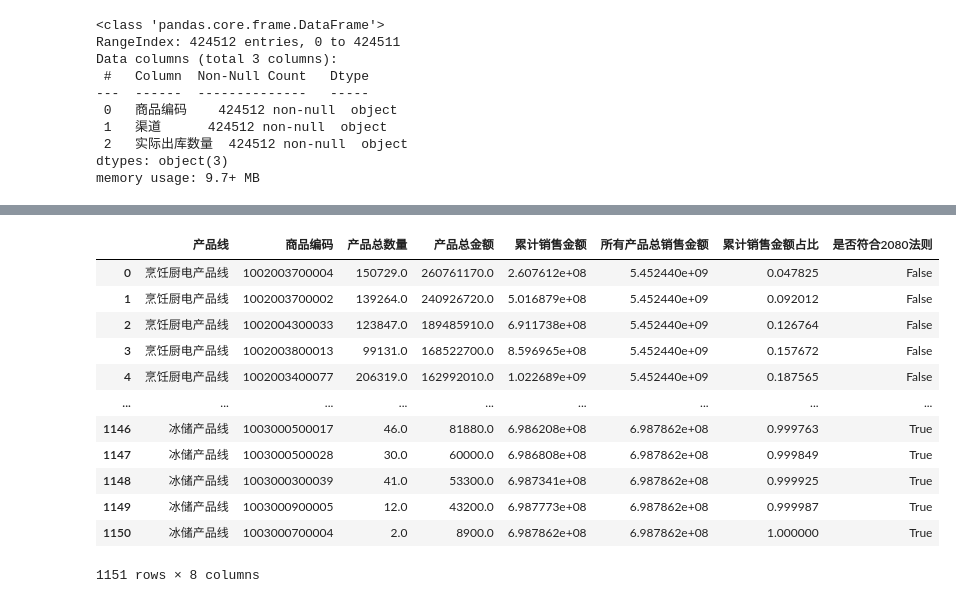
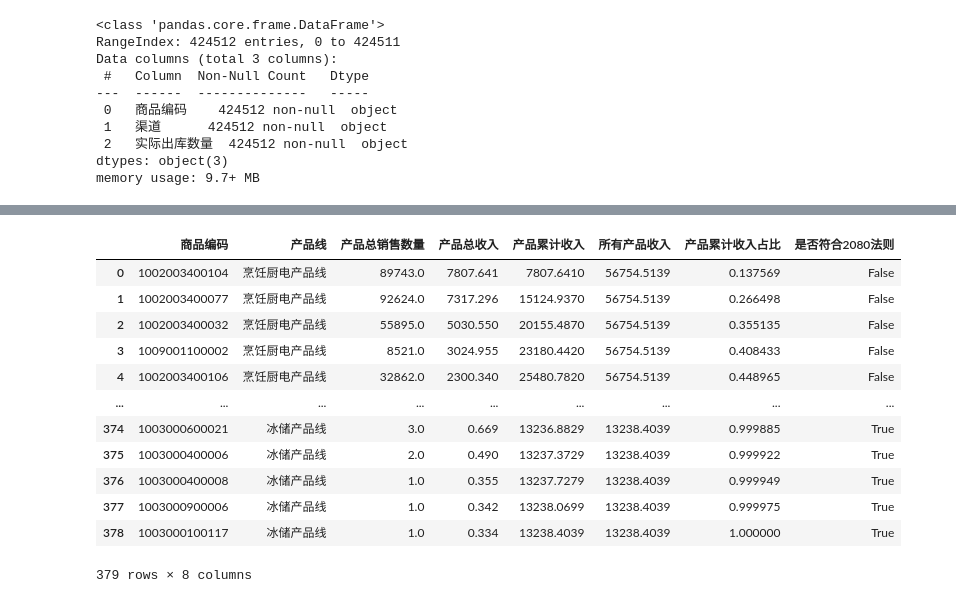
Before and after one commit to zb1005/python-tool, a Jupyter notebook: 零件报告/姗姐要的单型号数据/单型号贡献_姗姐需要的数据维度_合并气源.ipynb, the cells around one changed output, grey strips where cells are left out. Saved outputs shown, nothing was run; the diff lists cells and outputs as text; code cells hidden in the pictures.

```diff
--- a/零件报告/单型号贡献、低效、长尾/单型号贡献_姗姐需要的数据维度.ipynb
+++ b/零件报告/姗姐要的单型号数据/单型号贡献_姗姐需要的数据维度_合并气源.ipynb
@@ -425,6 +430,7 @@ df1 = df1[df1['商品编码'].str.startswith('10')].reset_index(drop=True)
 #这里要提示哪些数据的系统核算价是空的
 print(f'国内没有系统核算价的是这些数据\n{df1[(df1['系统核算价'].isnull()&(df1['国内/海外']=='国内'))]['商品编码'].drop_duplicates()}')
 print(len(df1))
+df1['核算价'] = df1['核算价']/10000
 df1
 # %% [output]
 国内没有系统核算价的是这些数据
@@ -445,7 +451,8 @@ Series([], Name: 商品编码, dtype: object)
 419684 rows × 9 columns
 # %%
+qudao = ['工程']
 df_cleaned = df1[(df1[r'国内/海外']=='国内')&
-                  (df1['渠道'].isin(['零售','工程','电商']))&
+                (df1['渠道'].isin(qudao))&
                 (df1['产品线'].isin(['油烟机产品线','烹饪厨电产品线','洗碗机产品线','冰储产品线','净热产品线',]))
     ].reset_index(drop=True)
 df_cleaned
@@ -465,0 +473,15 @@ df_cleaned
+# %%
+# 把发货维度的气源进行合并
+df_merge_gas = pd.read_excel(r'C:\Users\zhangbon\Desktop\气源地区对应关系20251105.XLSX',sheet_name='发货')
+df_merge_gas['物料编码'] = df_merge_gas['物料编码'].astype(str).str[:13]
+df_merge_gas_map_data = df_merge_gas.groupby('新标准型号',as_index=False).agg(
+    物料编码 = ('物料编码','max'),
+    新标准型号下的所有物料编码 = ('物料编码','unique')
+)
+merge_gas_map = {}
+for index,row in df_merge_gas_map_data.iterrows():
+    for item in row['新标准型号下的所有物料编码']:
+        merge_gas_map[item] = row['物料编码']
+# merge_gas_map
+df_cleaned['商品编码'] = df_cleaned['商品编码'].apply(lambda x: merge_gas_map.get(x,x))
+df_cleaned
@@ -466,9 +502,9 @@ df_cleaned
 # %%
 # 产品维度，计算出每个产品的销售总数量和总金额
-df_group3 = df_cleaned.groupby('商品编码',as_index=False).agg(
+df_group2 = df_cleaned.groupby('商品编码',as_index=False).agg(
                                                             产品线=('产品线','first'),
-                                                            产品总数量=('实际出库数量','sum'),
-                                                            产品总金额=('核算价','sum'),
+                                                            产品总销售数量=('实际出库数量','sum'),
+                                                            产品总收入=('核算价','sum'),
 )
-df_group3
+df_group2
 # %% [output]
@@ -593,25 +615,25 @@ df_group4
 # %%
-# 按照产品线和产品总金额排序，然后计算各个产品线内的累计金额和占比，用于筛选每个产品线内的主力型号
-df_out4 = df_group4.sort_values(by=['产品线','产品总金额'],ascending=False).reset_index(drop=True)
-df_out4['累计销售金额'] = df_out4.groupby('产品线')['产品总金额'].cumsum()
-df_out4['所有产品总销售金额'] = df_out4.groupby('产品线')['产品总金额'].transform('sum')
-df_out4['累计销售金额占比'] = df_out4['累计销售金额']/df_out4['所有产品总销售金额']
-df_out4['是否符合2080法则'] = df_out4['累计销售金额占比'] >= 0.8
+# 按照产品线和产品总收入排序，然后计算各个产品线内的累计金额和占比，用于筛选每个产品线内的主力型号
+df_out4 = df_group2.sort_values(by=['产品线','产品总收入'],ascending=False).reset_index(drop=True)
+df_out4['产品累计收入'] = df_out4.groupby('产品线')['产品总收入'].cumsum()
+df_out4['所有产品收入'] = df_out4.groupby('产品线')['产品总收入'].transform('sum')
+df_out4['产品累计收入占比'] = df_out4['产品累计收入']/df_out4['所有产品收入']
+df_out4['是否符合2080法则'] = df_out4['产品累计收入占比'] >= 0.8
 df_out4
 # %% [output]
-|  | 产品线 | 商品编码 | 产品总数量 | 产品总金额 | 累计销售金额 | 所有产品总销售金额 | 累计销售金额占比 | 是否符合2080法则 |
-| 0 | 烹饪厨电产品线 | 1002003700004 | 150729.0 | 260761170.0 | 2.607612e+08 | 5.452440e+09 | 0.047825 | False |
-| 1 | 烹饪厨电产品线 | 1002003700002 | 139264.0 | 240926720.0 | 5.016879e+08 | 5.452440e+09 | 0.092012 | False |
-| 2 | 烹饪厨电产品线 | 1002004300033 | 123847.0 | 189485910.0 | 6.911738e+08 | 5.452440e+09 | 0.126764 | False |
-| 3 | 烹饪厨电产品线 | 1002003800013 | 99131.0 | 168522700.0 | 8.596965e+08 | 5.452440e+09 | 0.157672 | False |
-| 4 | 烹饪厨电产品线 | 1002003400077 | 206319.0 | 162992010.0 | 1.022689e+09 | 5.452440e+09 | 0.187565 | False |
+|  | 商品编码 | 产品线 | 产品总销售数量 | 产品总收入 | 产品累计收入 | 所有产品收入 | 产品累计收入占比 | 是否符合2080法则 |
+| 0 | 1002003400104 | 烹饪厨电产品线 | 89743.0 | 7807.641 | 7807.6410 | 56754.5139 | 0.137569 | False |
+| 1 | 1002003400077 | 烹饪厨电产品线 | 92624.0 | 7317.296 | 15124.9370 | 56754.5139 | 0.266498 | False |
+| 2 | 1002003400032 | 烹饪厨电产品线 | 55895.0 | 5030.550 | 20155.4870 | 56754.5139 | 0.355135 | False |
+| 3 | 1009001100002 | 烹饪厨电产品线 | 8521.0 | 3024.955 | 23180.4420 | 56754.5139 | 0.408433 | False |
+| 4 | 1002003400106 | 烹饪厨电产品线 | 32862.0 | 2300.340 | 25480.7820 | 56754.5139 | 0.448965 | False |
 | ... | ... | ... | ... | ... | ... | ... | ... | ... |
-| 1146 | 冰储产品线 | 1003000500017 | 46.0 | 81880.0 | 6.986208e+08 | 6.987862e+08 | 0.999763 | True |
-| 1147 | 冰储产品线 | 1003000500028 | 30.0 | 60000.0 | 6.986808e+08 | 6.987862e+08 | 0.999849 | True |
-| 1148 | 冰储产品线 | 1003000300039 | 41.0 | 53300.0 | 6.987341e+08 | 6.987862e+08 | 0.999925 | True |
-| 1149 | 冰储产品线 | 1003000900005 | 12.0 | 43200.0 | 6.987773e+08 | 6.987862e+08 | 0.999987 | True |
-| 1150 | 冰储产品线 | 1003000700004 | 2.0 | 8900.0 | 6.987862e+08 | 6.987862e+08 | 1.000000 | True |
+| 374 | 1003000600021 | 冰储产品线 | 3.0 | 0.669 | 13236.8829 | 13238.4039 | 0.999885 | True |
+| 375 | 1003000400006 | 冰储产品线 | 2.0 | 0.490 | 13237.3729 | 13238.4039 | 0.999922 | True |
+| 376 | 1003000400008 | 冰储产品线 | 1.0 | 0.355 | 13237.7279 | 13238.4039 | 0.999949 | True |
+| 377 | 1003000900006 | 冰储产品线 | 1.0 | 0.342 | 13238.0699 | 13238.4039 | 0.999975 | True |
+| 378 | 1003000100117 | 冰储产品线 | 1.0 | 0.334 | 13238.4039 | 13238.4039 | 1.000000 | True |
-1151 rows × 8 columns
+379 rows × 8 columns
 # %%
 # 依据产品线-商品编码的金额汇总表，计算每个产品线的收入，以及产品型号的数量、还有主力型号的数量
 df_result5 = df_out4.groupby('产品线',as_index=False).agg(
```
Also changed, not shown: parts of 22 cells of this notebook, 20 other files.
